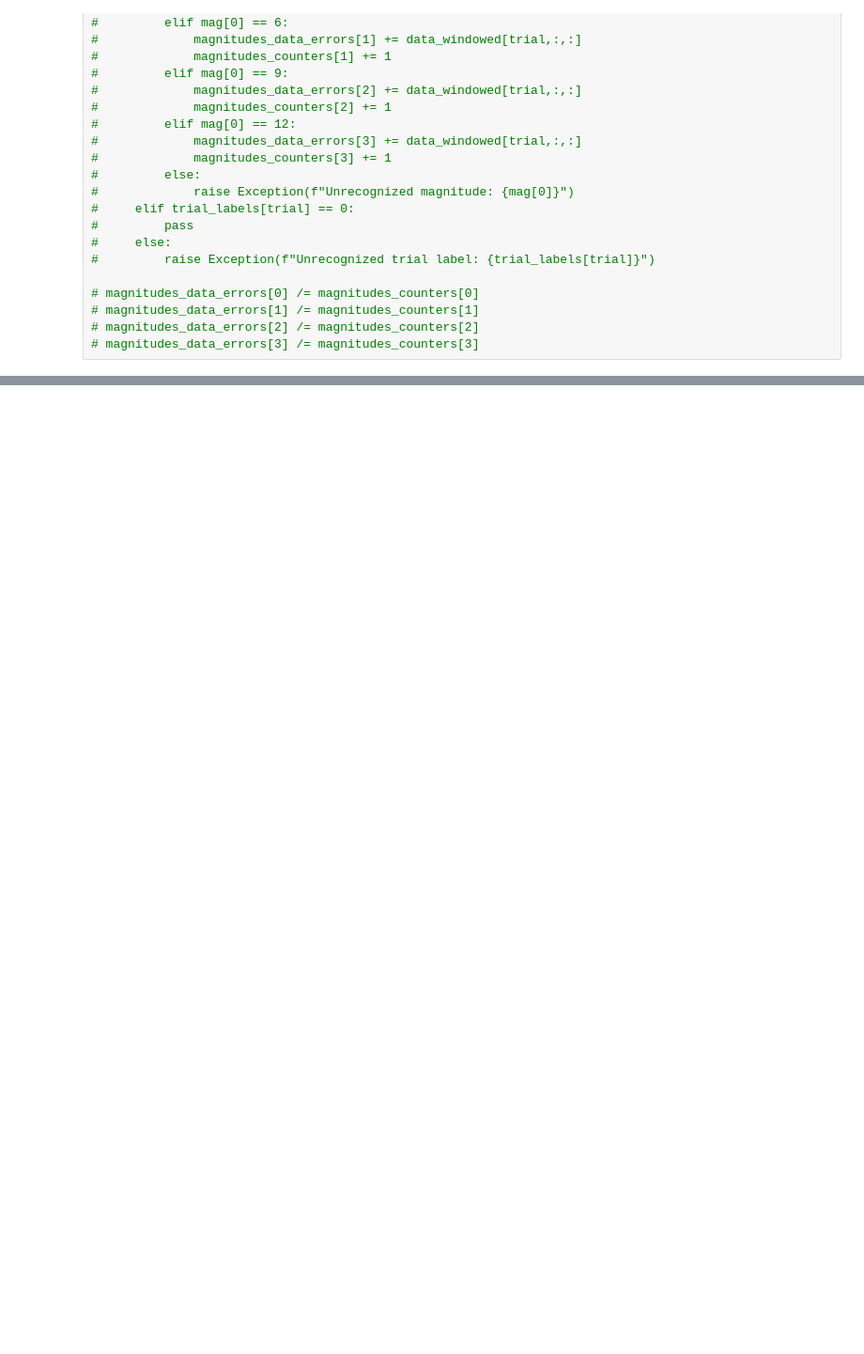
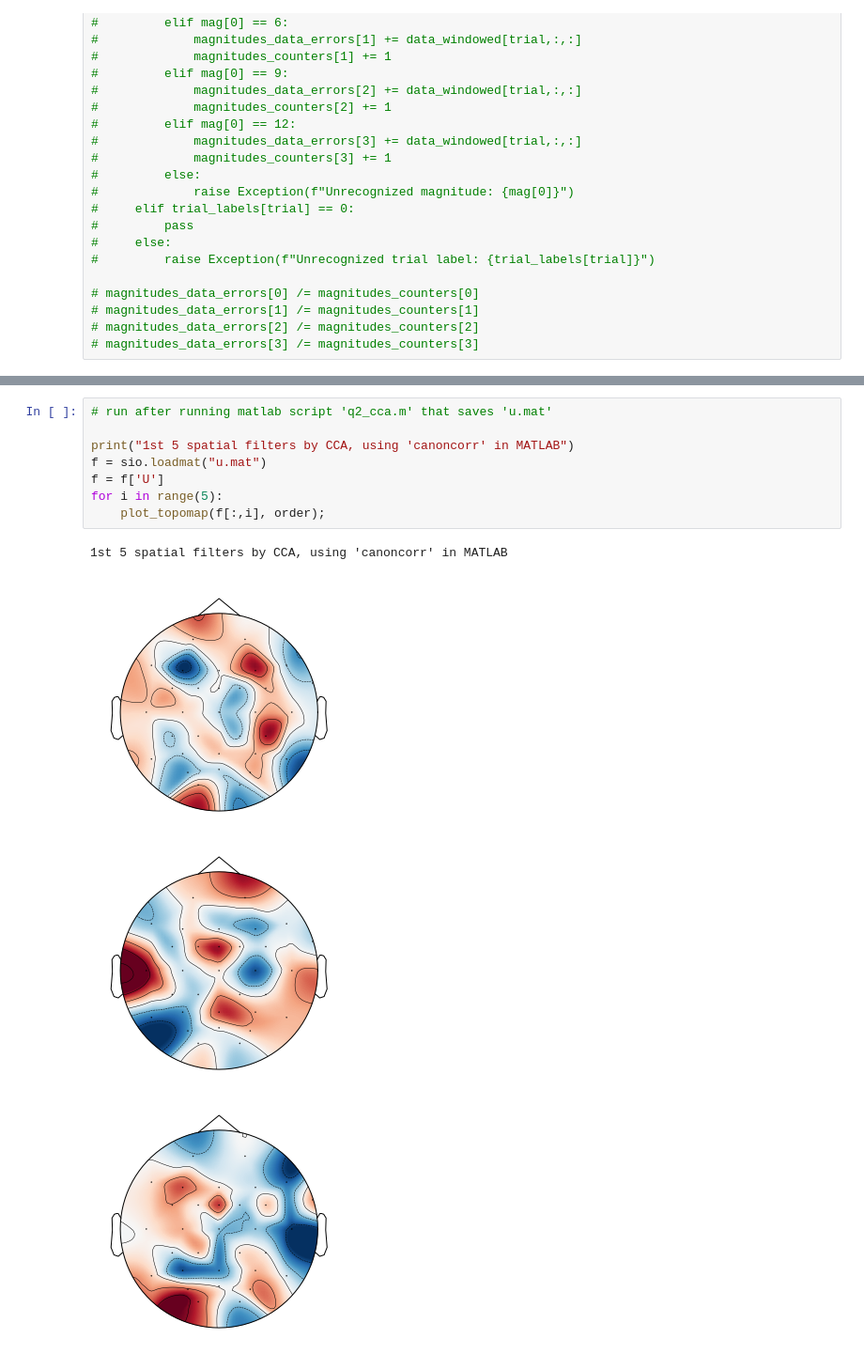
Before and after one commit to coreykarnei/BCI_HW1, a Jupyter notebook: bci_hw1_q2.ipynb, the cells around one changed output, grey strips where cells are left out. Shown at 94% size. Saved outputs shown, nothing was run; the diff lists cells and outputs as text; blank space fills up the shorter version.

Commit message:
added CCA with a dependence on matlab script

```diff
--- a/bci_hw1_q2.ipynb
+++ b/bci_hw1_q2.ipynb
@@ -319,0 +320,13 @@ Text(0.5, 1.0, 'label')
+# %%
+# run after running matlab script 'q2_cca.m' that saves 'u.mat'
+
+print("1st 5 spatial filters by CCA, using 'canoncorr' in MATLAB")
+f = sio.loadmat("u.mat")
+f = f['U']
+for i in range(5):
+    plot_topomap(f[:,i], order);
+# %% [output]
+1st 5 spatial filters by CCA, using 'canoncorr' in MATLAB
+[figure, added]
+[figure, added]
+[figure, added]
```
Also changed, not shown: parts of 7 cells of this notebook.
